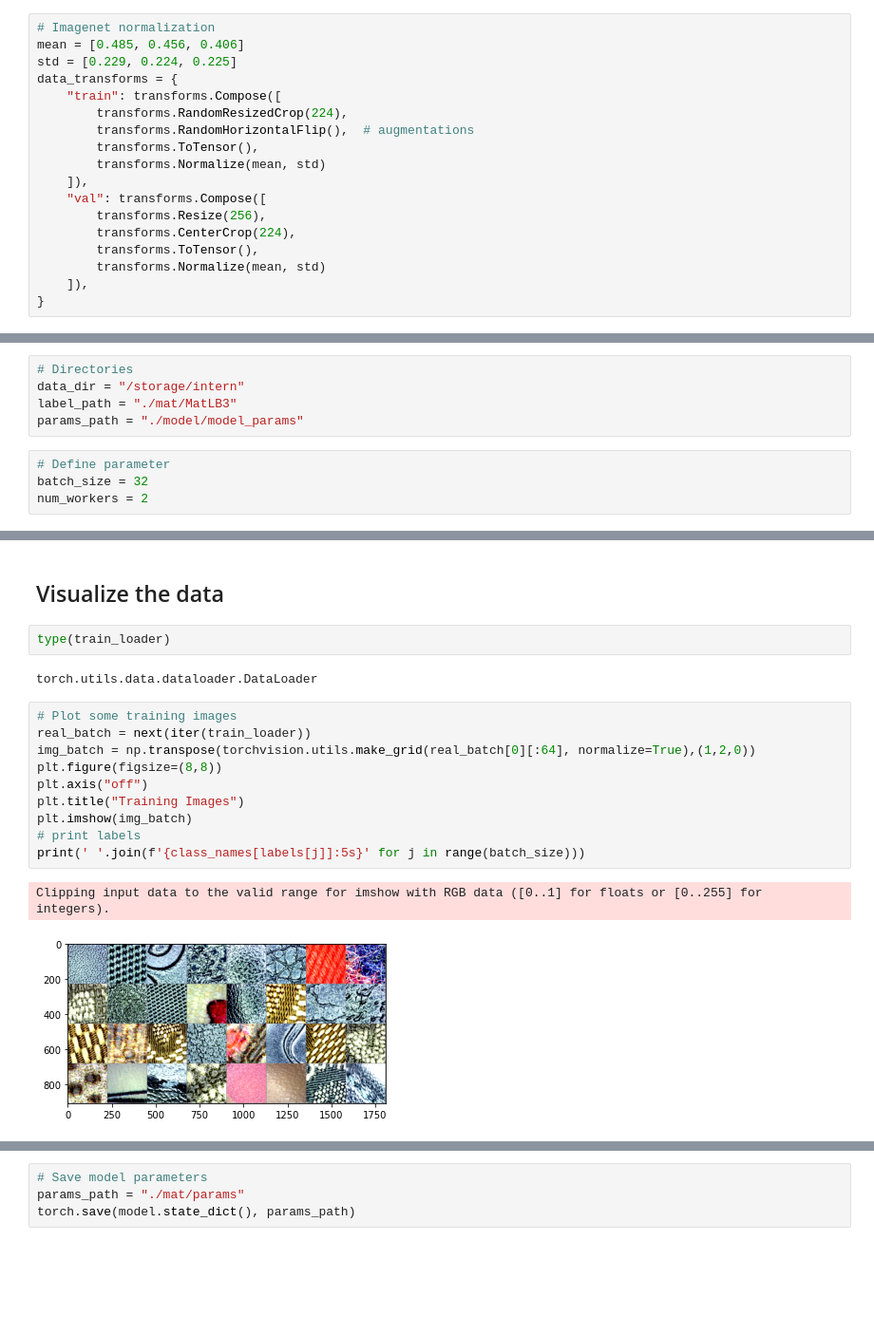
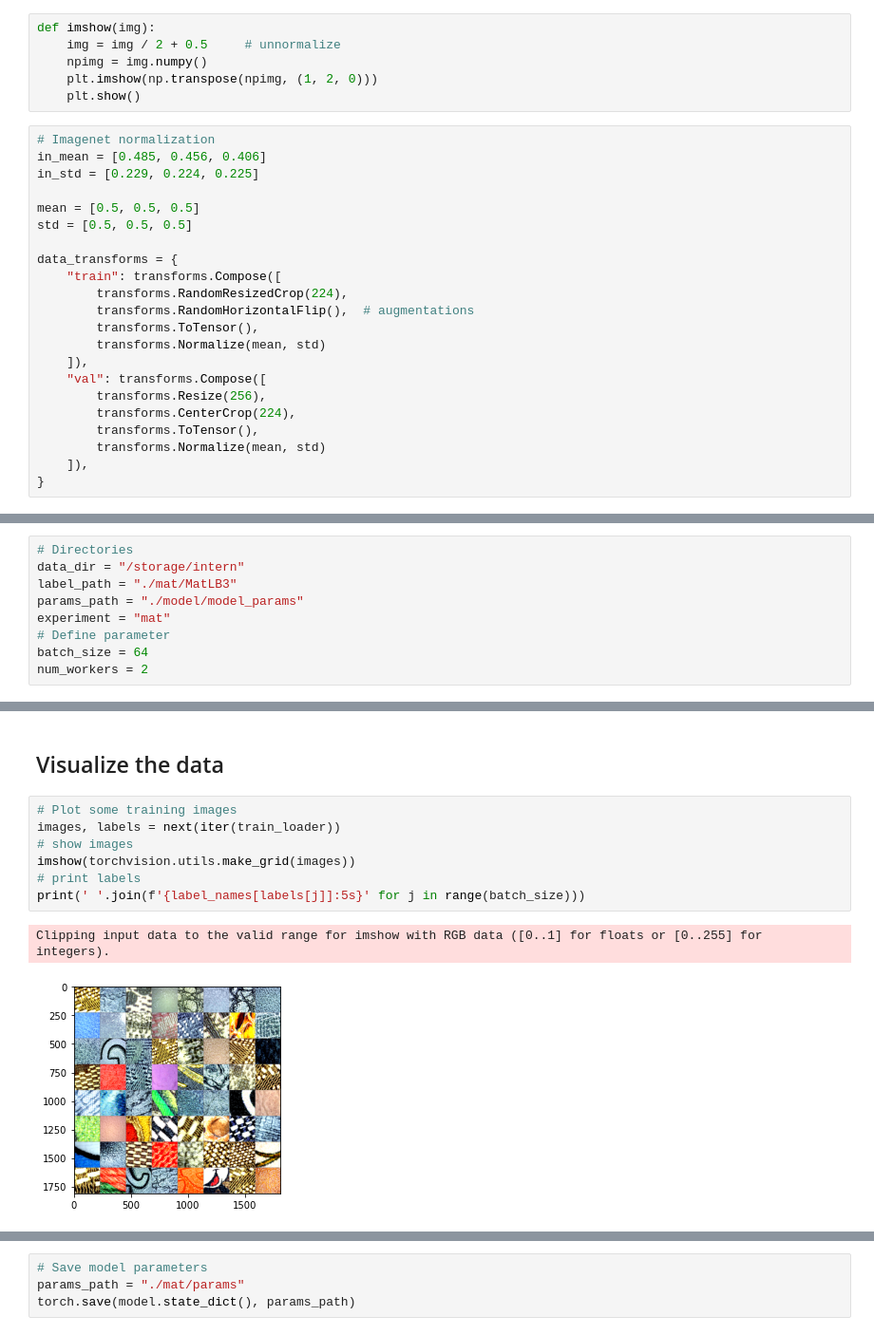
Before and after one commit to trieuneural/Neural2-2.2, a Jupyter notebook: Mat Classifier.ipynb, the cells around one changed output, grey strips where cells are left out. Shown at 95% size. Cells and saved outputs as stored; diff of their text form; blank space fills up the shorter version.

```diff
--- a/Mat Classifier.ipynb
+++ b/Mat Classifier.ipynb
@@ -35,7 +33,17 @@ Resources
+# %%
+def imshow(img):
+    img = img / 2 + 0.5     # unnormalize
+    npimg = img.numpy()
+    plt.imshow(np.transpose(npimg, (1, 2, 0)))
+    plt.show()
 # %%
 # Imagenet normalization
-mean = [0.485, 0.456, 0.406]
-std = [0.229, 0.224, 0.225]
+in_mean = [0.485, 0.456, 0.406]
+in_std = [0.229, 0.224, 0.225]
+
+mean = [0.5, 0.5, 0.5]
+std = [0.5, 0.5, 0.5]
+
 data_transforms = {
     "train": transforms.Compose([
         transforms.RandomResizedCrop(224),
@@ -57,8 +65,8 @@ data_transforms = {
 data_dir = "/storage/intern"
 label_path = "./mat/MatLB3"
 params_path = "./model/model_params"
+experiment = "mat"
+# Define parameter
+batch_size = 64
+num_workers = 2
-# %%
-# Define parameter
-batch_size = 32
-num_workers = 2
 # %%
@@ -90,20 +100,13 @@ f.write(pickle.dumps(class_names))
 f.close()
 # %% [markdown]
 ## Visualize the data
-# %%
-type(train_loader)
-# %% [output]
-torch.utils.data.dataloader.DataLoader
 # %%
 # Plot some training images
-real_batch = next(iter(train_loader))
-img_batch = np.transpose(torchvision.utils.make_grid(real_batch[0][:64], normalize=True),(1,2,0))
-plt.figure(figsize=(8,8))
-plt.axis("off")
-plt.title("Training Images")
-plt.imshow(img_batch)
+images, labels = next(iter(train_loader))
+# show images
+imshow(torchvision.utils.make_grid(images))
 # print labels
-print(' '.join(f'{class_names[labels[j]]:5s}' for j in range(batch_size)))
+print(' '.join(f'{label_names[labels[j]]:5s}' for j in range(batch_size)))
 # %% [output]
 Clipping input data to the valid range for imshow with RGB data ([0..1] for floats or [0..255] for integers).
-[figure, old version]
+[figure, new version]
```
Also changed, not shown: parts of 27 cells of this notebook, 2 other files.
